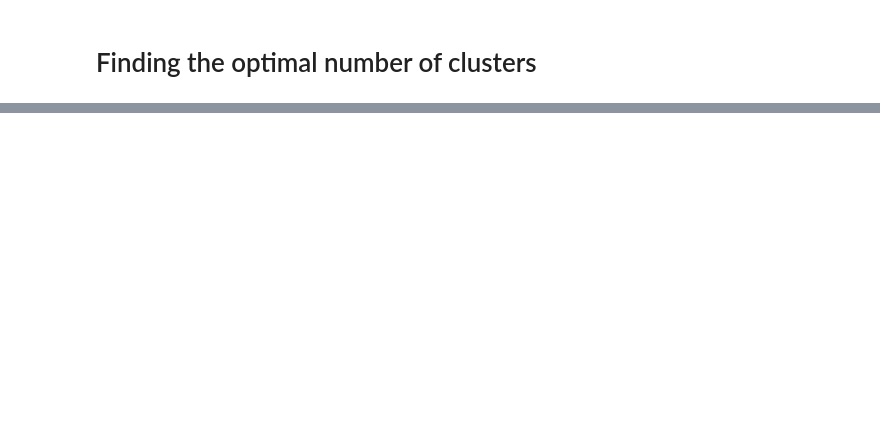
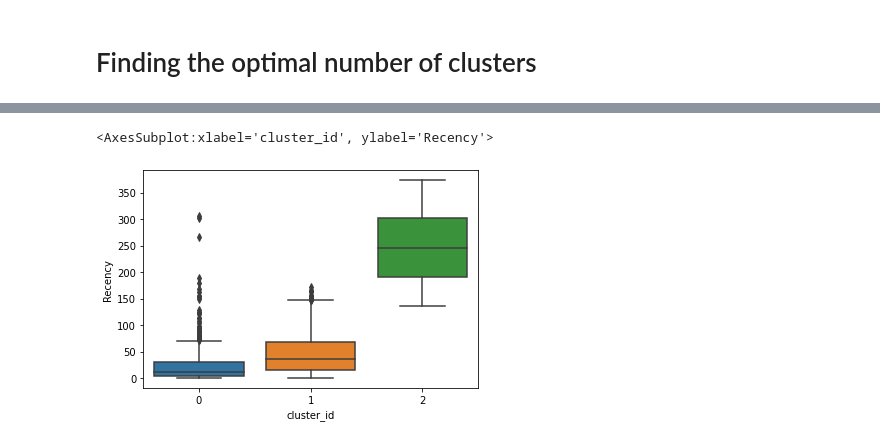
Before and after one commit to raghavsinghalrs/Customer_Segmentation, a Jupyter notebook: Customer Segmentation.ipynb, the cells around one changed output, grey strips where cells are left out. Drawn from its saved outputs; the diff is of its cells as text; code cells hidden in the pictures; blank space fills up the shorter version.

```diff
--- a/Customer Segmentation.ipynb
+++ b/Customer Segmentation.ipynb
@@ -265,0 +306,5 @@ fig.show()
+# %%
+sns.boxplot(x="cluster_id",y="Recency",data=grouped)
+# %% [output]
+<AxesSubplot:xlabel='cluster_id', ylabel='Recency'>
+[figure, added]
```
Also changed, not shown: parts of 15 cells of this notebook.
